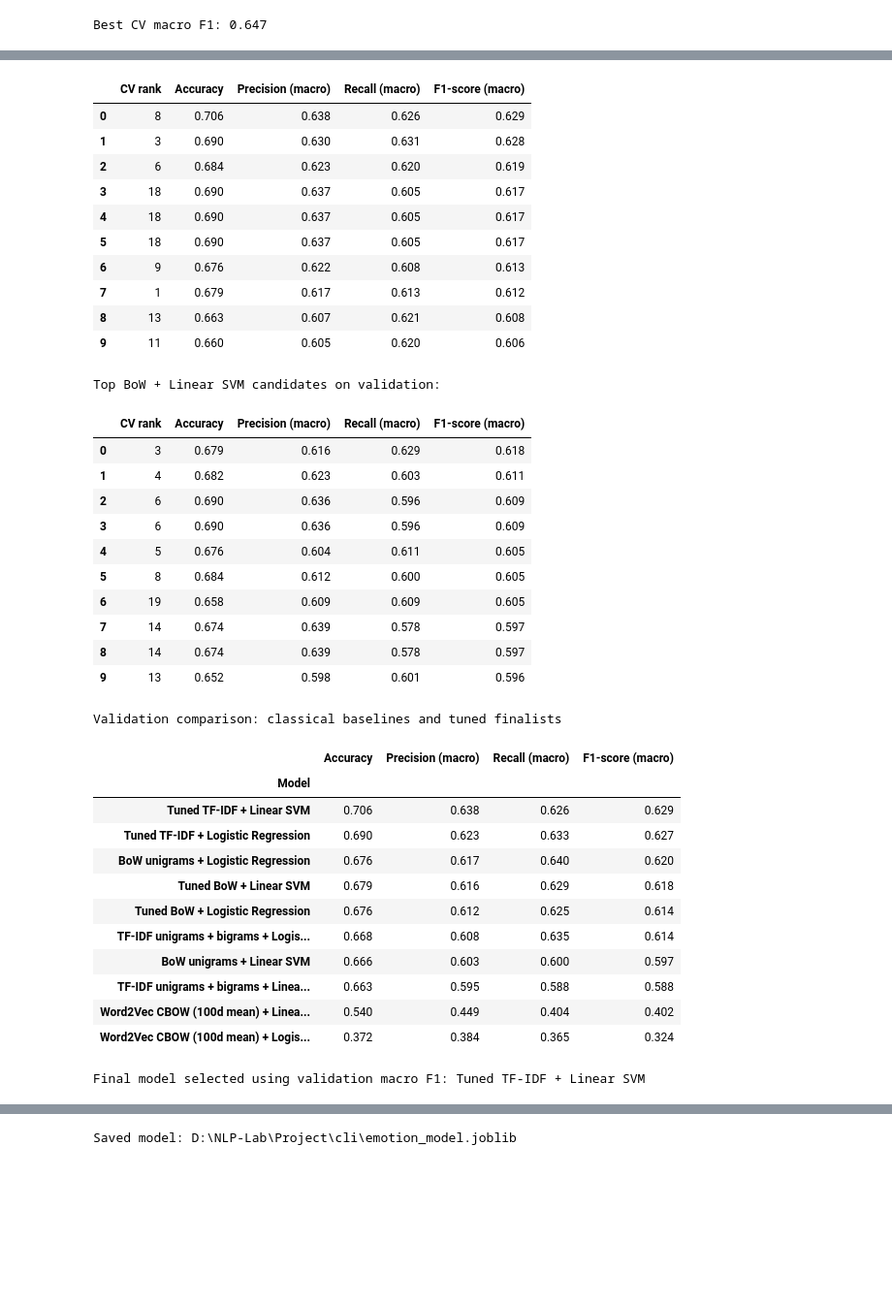
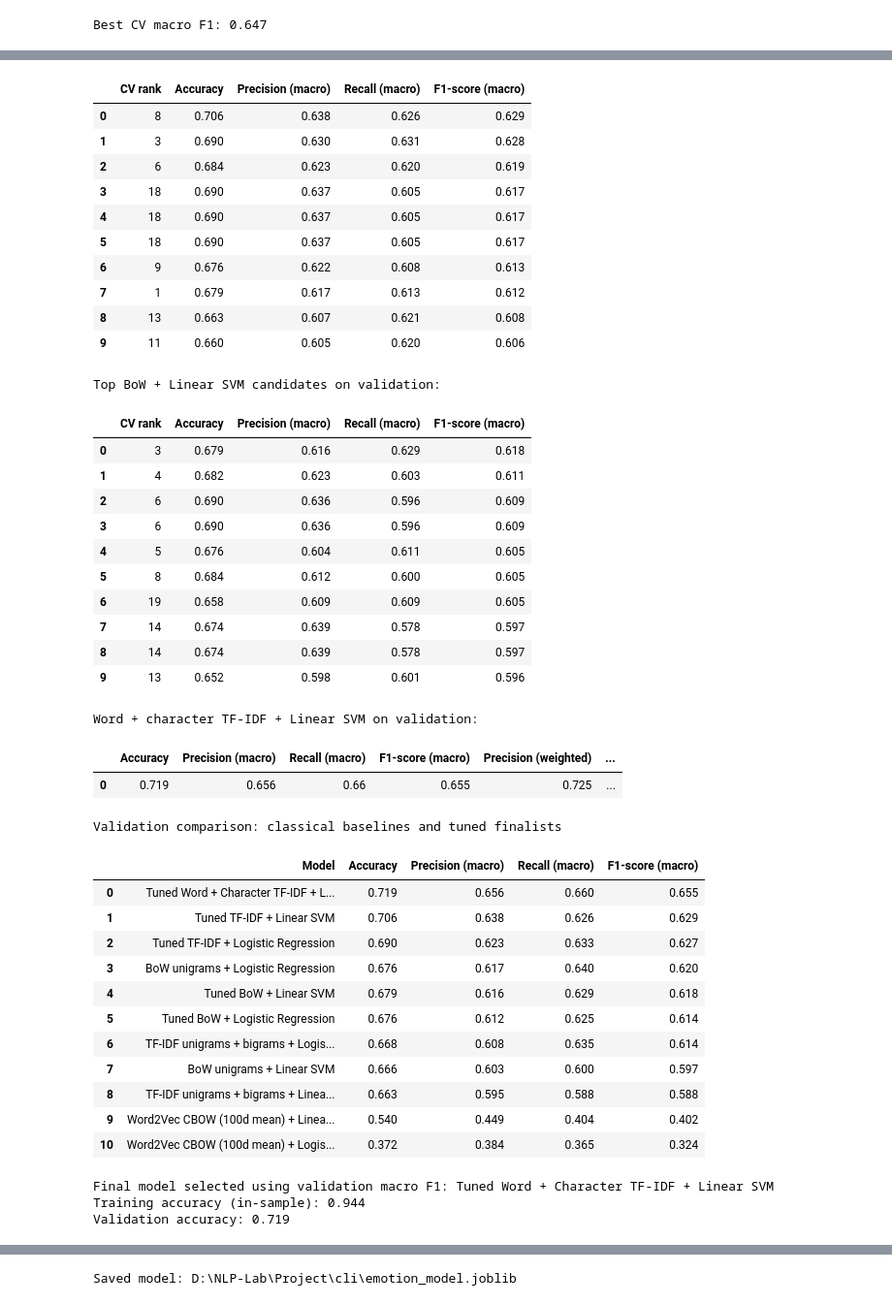
Before and after one commit to Panhawornd/NLP-Project, a Jupyter notebook: TED-NLP.ipynb, the cells around one changed output, grey strips where cells are left out. Shown at 97% size. Saved outputs shown, nothing was run; the diff lists cells and outputs as text; code cells hidden in the pictures; blank space fills up the shorter version.

```diff
--- a/TED-NLP.ipynb
+++ b/TED-NLP.ipynb
@@ -111,8 +134,8 @@ plt.show()
 # %%
 # Tweet length by words and characters.
 train_df["word_count"] = train_df["text"].astype(str).str.split().str.len()
-train_df["char_count"] = train_df["text"].astype(str).str.len()
-display(train_df.groupby("emotion")[["word_count", "char_count"]].describe().round(1))
+# train_df["char_count"] = train_df["text"].astype(str).str.len()
+display(train_df.groupby("emotion")["word_count"].describe().round(1))
 
 fig, axes = plt.subplots(1, 2, figsize=(12, 4))
 sns.histplot(data=train_df, x="word_count", hue="emotion", stat="count",
@@ -956,5 +1029,6 @@ Best CV macro F1: 0.647
 # %%
 from sklearn.base import clone
+from sklearn.metrics import accuracy_score
 
 def evaluate_top_cv_candidates(cv_frame, pipeline):
     shortlist = cv_frame.sort_values("rank_test_macro_f1").head(20)
@@ -994,6 +1068,15 @@ svm_tfidf_validation = evaluate_top_cv_candidates(
 svm_bow_validation = evaluate_top_cv_candidates(
     svm_bow_cv_results, svm_bow_pipeline
 )
+# Fit the configuration selected in the completed cross-validation search on training data
+# and evaluate it on the same validation split as the other candidates.
+word_char_model = clone(word_char_pipeline).fit(train_tokens, y_train)
+word_char_val_predictions = word_char_model.predict(val_tokens)
+word_char_validation = {
+    "scores": metric_scores(y_val, word_char_val_predictions),
+    "parameters": word_char_selected_parameters,
+    "pipeline": word_char_model,
+}
 
 for name, candidate in (
     ("TF-IDF + Logistic Regression", lr_validation),
@@ -1006,6 +1089,9 @@ for name, candidate in (
         "CV rank", "Accuracy", "Precision (macro)",
         "Recall (macro)", "F1-score (macro)",
     ]].head(10).round(3))
+
+print("Word + character TF-IDF + Linear SVM on validation:")
+display(pd.DataFrame([word_char_validation["scores"]]).round(3))
 
 # Include every baseline from Section 5 in the final validation comparison.
 metric_columns = [
@@ -1026,6 +1112,7 @@ tuned_candidates = [
     ("Tuned BoW + Logistic Regression", bow_lr_validation),
     ("Tuned TF-IDF + Linear SVM", svm_tfidf_validation),
     ("Tuned BoW + Linear SVM", svm_bow_validation),
+    ("Tuned Word + Character TF-IDF + Linear SVM", word_char_validation),
 ]
 for model_name, candidate in tuned_candidates:
     model_options[model_name] = {
@@ -1036,15 +1123,21 @@ for model_name, candidate in tuned_candidates:
         **{metric: candidate["scores"][metric] for metric in metric_columns},
     })
 
-validation_model_comparison = pd.DataFrame(comparison_rows).set_index("Model").sort_values(
+validation_model_comparison = pd.DataFrame(comparison_rows).sort_values(
     "F1-score (macro)", ascending=False
-)
+).reset_index(drop=True)
 print("Validation comparison: classical baselines and tuned finalists")
-display(validation_model_comparison[metric_columns].round(3))
+display(validation_model_comparison[["Model", *metric_columns]].round(3))
 
-selected_model_name = validation_model_comparison.index[0]
+selected_model_name = validation_model_comparison.iloc[0]["Model"]
 best_model_info = model_options[selected_model_name]
+selected_train_predictions = best_model_info["pipeline"].predict(train_tokens)
+selected_val_predictions = best_model_info["pipeline"].predict(val_tokens)
+training_accuracy = accuracy_score(y_train, selected_train_predictions)
+validation_accuracy = accuracy_score(y_val, selected_val_predictions)
 print("Final model selected using validation macro F1:", selected_model_name)
+print(f"Training accuracy (in-sample): {training_accuracy:.3f}")
+print(f"Validation accuracy: {validation_accuracy:.3f}")
 # %% [output]
 Top TF-IDF + Logistic Regression candidates on validation:
 |  | CV rank | Accuracy | Precision (macro) | Recall (macro) | F1-score (macro) |
@@ -1067,47 +1160,52 @@ Top BoW + Logistic Regression candidates on validation:
 | 4 | 15 | 0.647 | 0.595 | 0.629 | 0.598 |
 | 5 | 8 | 0.647 | 0.590 | 0.618 | 0.597 |
 | 6 | 13 | 0.674 | 0.638 | 0.579 | 0.597 |
 | 7 | 12 | 0.674 | 0.616 | 0.580 | 0.592 |
 | 8 | 14 | 0.636 | 0.585 | 0.619 | 0.589 |
 | 9 | 9 | 0.634 | 0.578 | 0.610 | 0.586 |
 Top TF-IDF + Linear SVM candidates on validation:
 |  | CV rank | Accuracy | Precision (macro) | Recall (macro) | F1-score (macro) |
 | 0 | 8 | 0.706 | 0.638 | 0.626 | 0.629 |
 | 1 | 3 | 0.690 | 0.630 | 0.631 | 0.628 |
 | 2 | 6 | 0.684 | 0.623 | 0.620 | 0.619 |
 | 3 | 18 | 0.690 | 0.637 | 0.605 | 0.617 |
 | 4 | 18 | 0.690 | 0.637 | 0.605 | 0.617 |
 | 5 | 18 | 0.690 | 0.637 | 0.605 | 0.617 |
 | 6 | 9 | 0.676 | 0.622 | 0.608 | 0.613 |
 | 7 | 1 | 0.679 | 0.617 | 0.613 | 0.612 |
 | 8 | 13 | 0.663 | 0.607 | 0.621 | 0.608 |
 | 9 | 11 | 0.660 | 0.605 | 0.620 | 0.606 |
 Top BoW + Linear SVM candidates on validation:
 |  | CV rank | Accuracy | Precision (macro) | Recall (macro) | F1-score (macro) |
 | 0 | 3 | 0.679 | 0.616 | 0.629 | 0.618 |
 | 1 | 4 | 0.682 | 0.623 | 0.603 | 0.611 |
 | 2 | 6 | 0.690 | 0.636 | 0.596 | 0.609 |
 | 3 | 6 | 0.690 | 0.636 | 0.596 | 0.609 |
 | 4 | 5 | 0.676 | 0.604 | 0.611 | 0.605 |
 | 5 | 8 | 0.684 | 0.612 | 0.600 | 0.605 |
 | 6 | 19 | 0.658 | 0.609 | 0.609 | 0.605 |
 | 7 | 14 | 0.674 | 0.639 | 0.578 | 0.597 |
 | 8 | 14 | 0.674 | 0.639 | 0.578 | 0.597 |
 | 9 | 13 | 0.652 | 0.598 | 0.601 | 0.596 |
-Validation comparison: classical baselines and tuned finalists
+Word + character TF-IDF + Linear SVM on validation:
-|  | Accuracy | Precision (macro) | Recall (macro) | F1-score (macro) |
-| Model |  |  |  |  |
-| Tuned TF-IDF + Linear SVM | 0.706 | 0.638 | 0.626 | 0.629 |
-| Tuned TF-IDF + Logistic Regression | 0.690 | 0.623 | 0.633 | 0.627 |
-| BoW unigrams + Logistic Regression | 0.676 | 0.617 | 0.640 | 0.620 |
-| Tuned BoW + Linear SVM | 0.679 | 0.616 | 0.629 | 0.618 |
-| Tuned BoW + Logistic Regression | 0.676 | 0.612 | 0.625 | 0.614 |
-| TF-IDF unigrams + bigrams + Logis... | 0.668 | 0.608 | 0.635 | 0.614 |
-| BoW unigrams + Linear SVM | 0.666 | 0.603 | 0.600 | 0.597 |
-| TF-IDF unigrams + bigrams + Linea... | 0.663 | 0.595 | 0.588 | 0.588 |
-| Word2Vec CBOW (100d mean) + Linea... | 0.540 | 0.449 | 0.404 | 0.402 |
-| Word2Vec CBOW (100d mean) + Logis... | 0.372 | 0.384 | 0.365 | 0.324 |
+|  | Accuracy | Precision (macro) | Recall (macro) | F1-score (macro) | Precision (weighted) | ... |
+| 0 | 0.719 | 0.656 | 0.66 | 0.655 | 0.725 | ... |
-Final model selected using validation macro F1: Tuned TF-IDF + Linear SVM
+Validation comparison: classical baselines and tuned finalists
+|  | Model | Accuracy | Precision (macro) | Recall (macro) | F1-score (macro) |
+| 0 | Tuned Word + Character TF-IDF + L... | 0.719 | 0.656 | 0.660 | 0.655 |
+| 1 | Tuned TF-IDF + Linear SVM | 0.706 | 0.638 | 0.626 | 0.629 |
+| 2 | Tuned TF-IDF + Logistic Regression | 0.690 | 0.623 | 0.633 | 0.627 |
+| 3 | BoW unigrams + Logistic Regression | 0.676 | 0.617 | 0.640 | 0.620 |
+| 4 | Tuned BoW + Linear SVM | 0.679 | 0.616 | 0.629 | 0.618 |
+| 5 | Tuned BoW + Logistic Regression | 0.676 | 0.612 | 0.625 | 0.614 |
+| 6 | TF-IDF unigrams + bigrams + Logis... | 0.668 | 0.608 | 0.635 | 0.614 |
+| 7 | BoW unigrams + Linear SVM | 0.666 | 0.603 | 0.600 | 0.597 |
+| 8 | TF-IDF unigrams + bigrams + Linea... | 0.663 | 0.595 | 0.588 | 0.588 |
+| 9 | Word2Vec CBOW (100d mean) + Linea... | 0.540 | 0.449 | 0.404 | 0.402 |
+| 10 | Word2Vec CBOW (100d mean) + Logis... | 0.372 | 0.384 | 0.365 | 0.324 |
+Final model selected using validation macro F1: Tuned Word + Character TF-IDF + Linear SVM
+Training accuracy (in-sample): 0.944
+Validation accuracy: 0.719
 # %% [markdown]
 ### Validation model comparison
 
```
Also changed, not shown: parts of 18 cells of this notebook, 4 other files.
